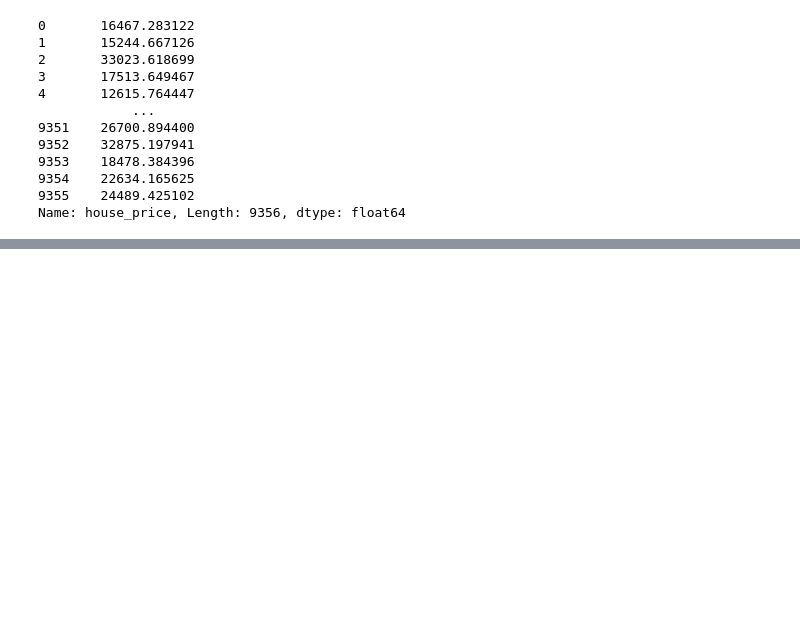
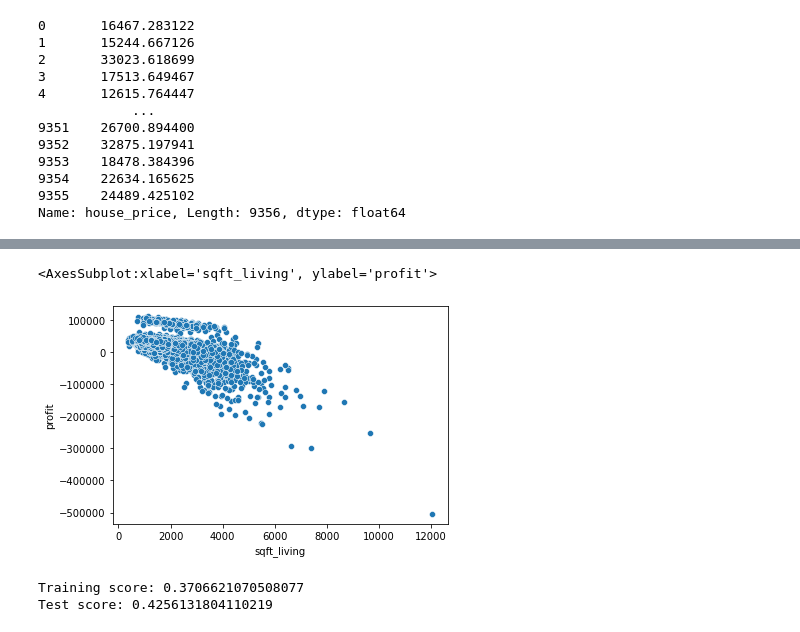
Before and after one commit to tweatherfordk/Linear-Regression-Housing-Model, a Jupyter notebook: Trystan/Airbnb Profitability Function.ipynb, the cells around one changed output, grey strips where cells are left out. Drawn from its saved outputs; the diff is of its cells as text; code cells hidden in the pictures; blank space fills up the shorter version.

```diff
--- a/Trystan/Airbnb Profitability Function.ipynb
+++ b/Trystan/Airbnb Profitability Function.ipynb
@@ -143,0 +219,27 @@ Length: 9356, dtype: float64
+# %%
+#g = sns.FacetGrid(seattle_df, hue="waterfront", col="view_ord")
+
+#g.map(
+
+sns.scatterplot(data= seattle_df, x="sqft_living", y="profit")
+# %% [output]
+<AxesSubplot:xlabel='sqft_living', ylabel='profit'>
+[figure, added]
+# %%
+X, y = seattle_df[['sqft_living']] , seattle_df[['profit']]
+
+# Generate train/test sets
+X_train, X_test, y_train, y_test = train_test_split(
+    X, y, test_size=.3, random_state=42
+)
+
+# Init, fit, score
+multi_model = LinearRegression()
+multi_model.fit(X_train, y_train)
+
+print(f"Training score: {multi_model.score(X_train, y_train)}")
+multi_model_score = multi_model.score(X_test, y_test)
+print(f"Test score: {multi_model.score(X_test, y_test)}")
+# %% [output]
+Training score: 0.3706621070508077
+Test score: 0.4256131804110219
```
Also changed, not shown: parts of 21 cells of this notebook, 1 other file.
